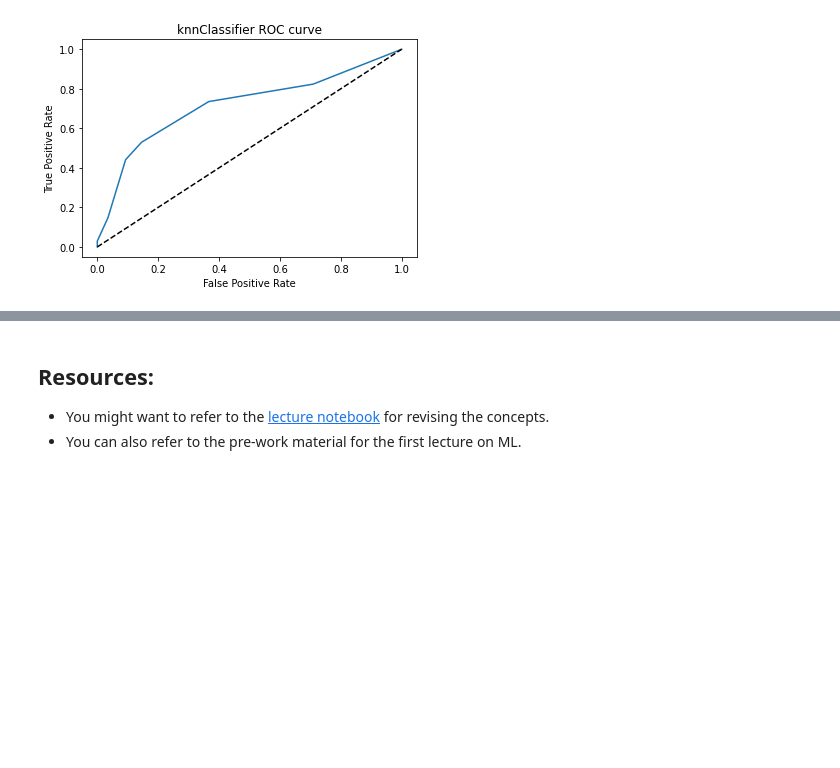
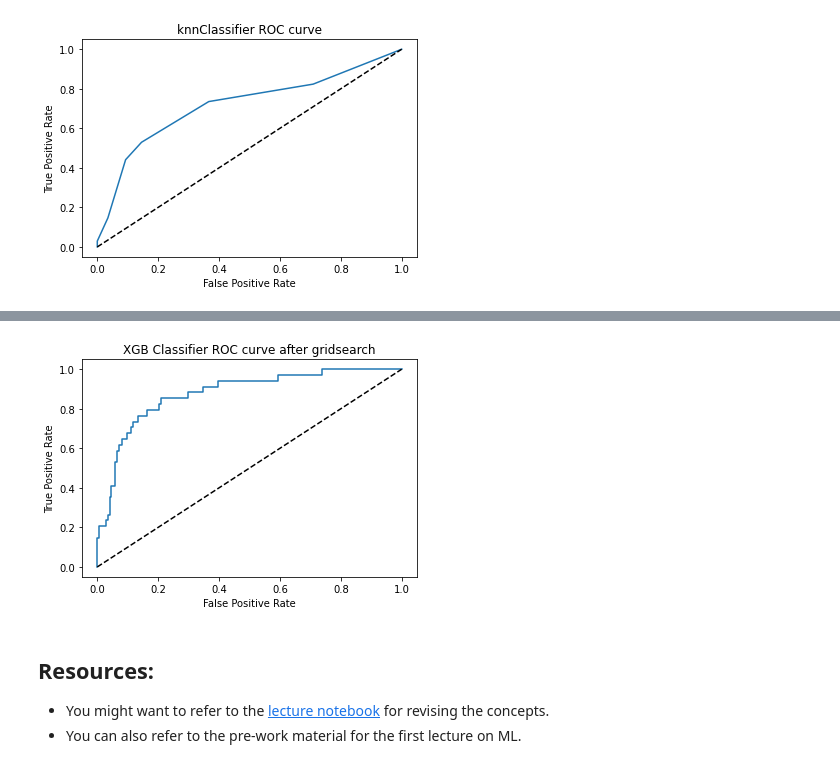
Before and after one commit to sethhardik/SHALA2020, a Jupyter notebook: ML_L1_Assignment.ipynb, the cells around one changed output, grey strips where cells are left out. Cells and saved outputs as stored; diff of their text form; code cells hidden in the pictures; blank space fills up the shorter version.

```diff
--- a/ML_L1_Assignment.ipynb
+++ b/ML_L1_Assignment.ipynb
@@ -282,3 +359,15 @@ plt.show()
+# %%
+probs = xgb_class.predict_proba(X_test)   # predict_proba only gives the probability of 0 and 1
+probs = probs[:, 1]   # selecting probability of 1
+fper, tper, thresholds = roc_curve(Y_test, probs)
+plt.plot(fper, tper)
+plt.plot([0,1], [0,1], 'k--')
+plt.xlabel('False Positive Rate')
+plt.ylabel('True Positive Rate')
+plt.title('XGB Classifier ROC curve after gridsearch')
+plt.show()
+# %% [output]
+[figure, added]
 # %% [markdown]
 ## Resources:
 
```
Also changed, not shown: parts of 13 cells of this notebook.
